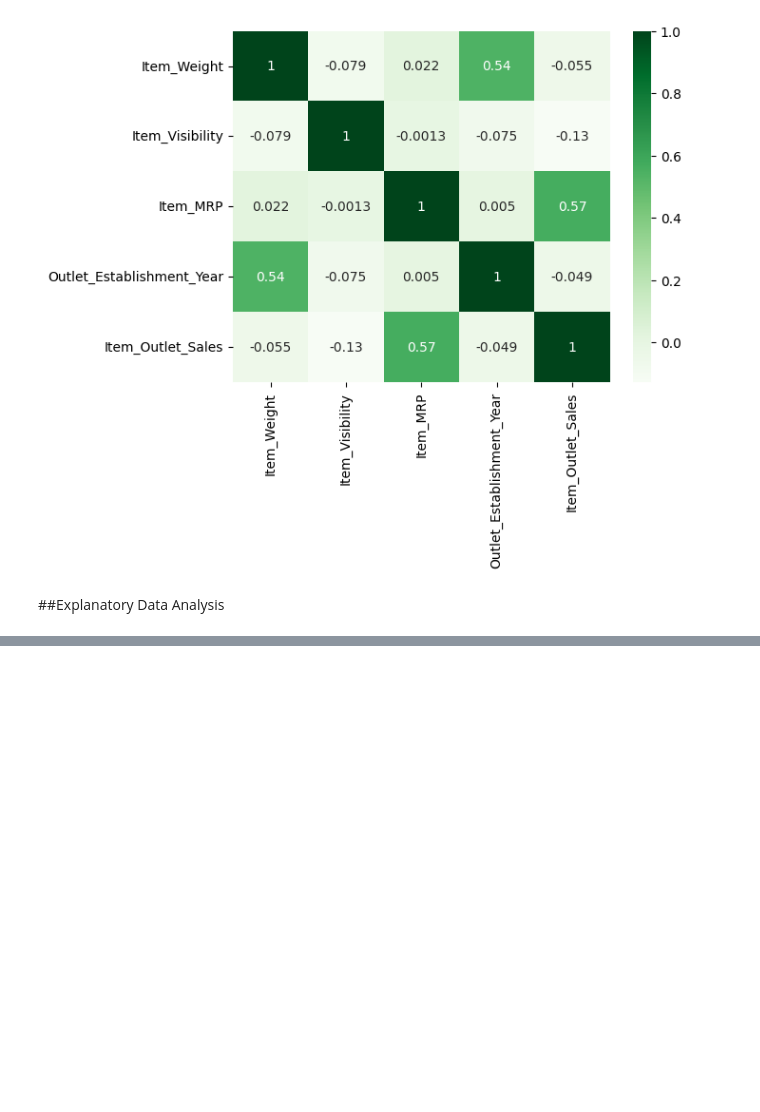
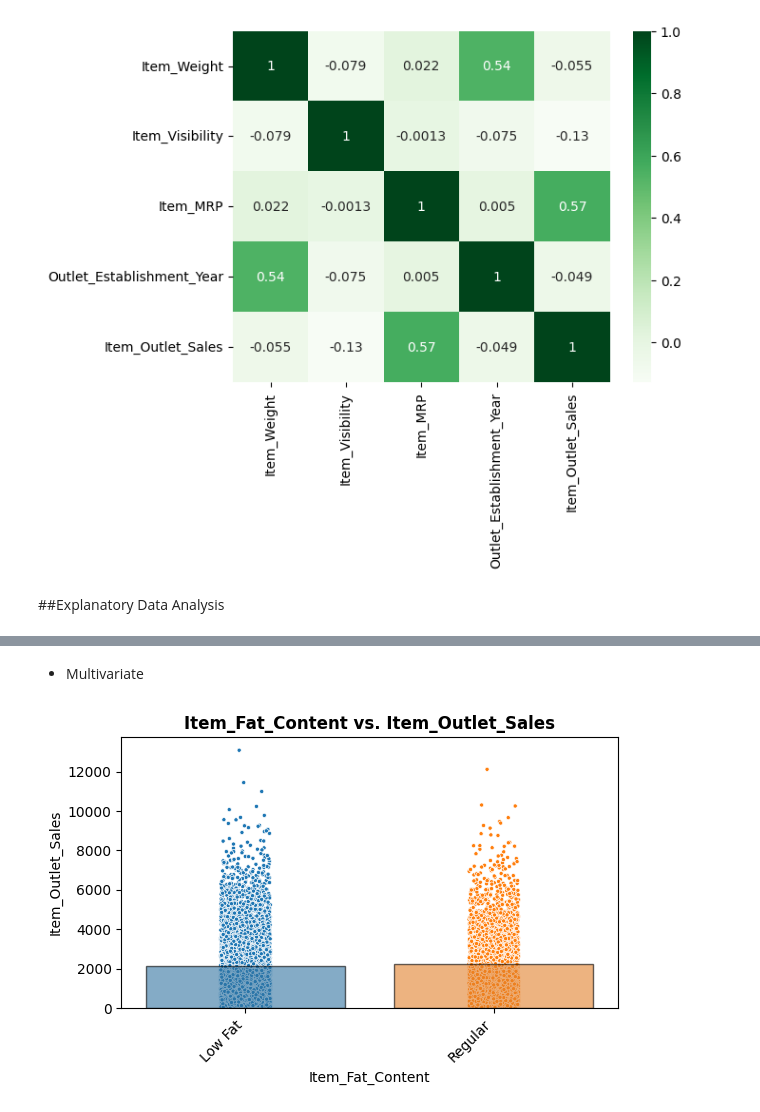
Before and after one commit to clovestad/Prediction_of_Product_Sales, a Jupyter notebook: sales_predictions.ipynb, the cells around one changed output, grey strips where cells are left out. Cells and saved outputs as stored; diff of their text form; code cells hidden in the pictures; blank space fills up the shorter version.

```diff
--- a/sales_predictions.ipynb
+++ b/sales_predictions.ipynb
@@ -419,0 +596,6 @@ ax= sns.heatmap(corr,cmap='Greens',annot=True)
+# %% [markdown]
+- Multivariate
+# %%
+fig, ax= plot_categorical_vs_target(df,'Item_Fat_Content')
+# %% [output]
+[figure, added]
```
Also changed, not shown: parts of 66 cells of this notebook.
